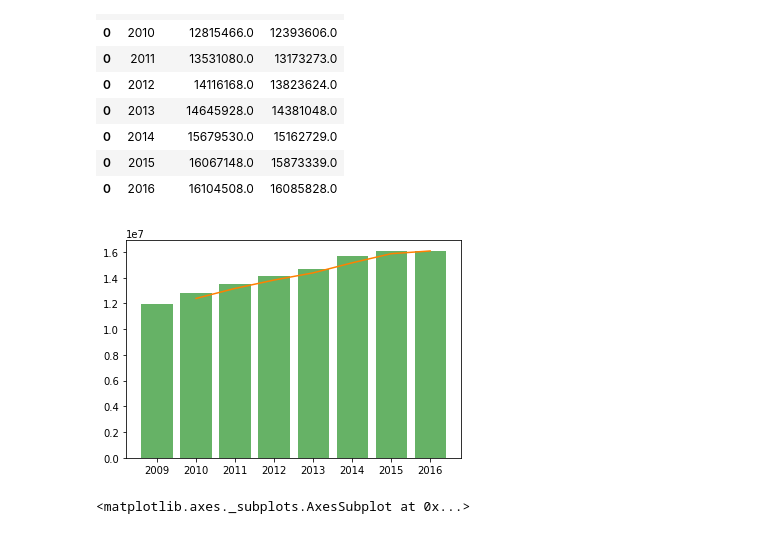
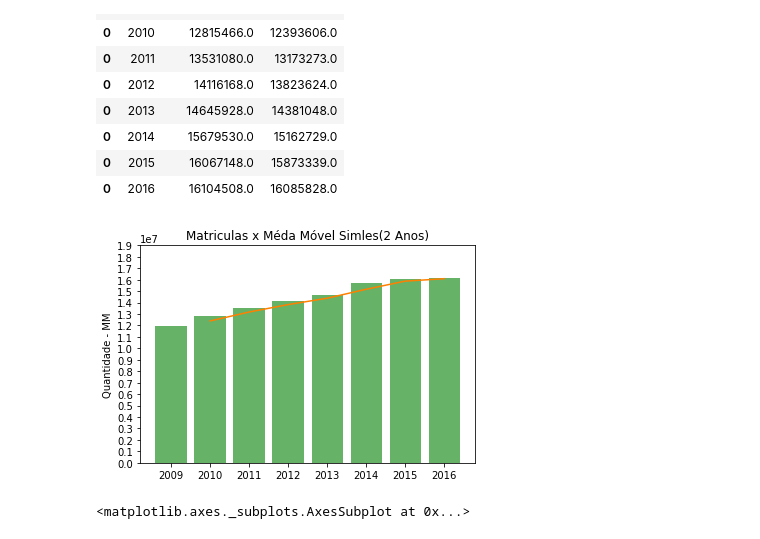
Before and after one commit to suemarsouza/Quero, a Jupyter notebook: EvolucaoMatriculas.ipynb, the cells around one changed output. Drawn from its saved outputs; the diff is of its cells as text; code cells hidden in the pictures.

```diff
--- a/EvolucaoMatriculas.ipynb
+++ b/EvolucaoMatriculas.ipynb
@@ -101,18 +103,22 @@ pd_hist
 # %%
 
 fig = plt.figure()
 ax = fig.gca()
 
 xs = pd_hist["year"]
 ys_bar  = pd_hist["sum_matricula"]
 ys_line = pd_hist["mms_2anos"]
 
 ax.bar(xs, ys_bar, color = 'g', alpha = 0.6)
 ax.plot(xs, ys_line, color = (1, 0.5, 0))
 
+plt.ylabel('Quantidade - MM')
+plt.title('Matriculas x Méda Móvel Simles(2 Anos)')
+plt.yticks(np.arange(0, 20000000, 1000000))
+
 plt.show()
 # %% [output]
-[figure, old version]
+[figure, new version]
 # %%
 pd_hist.set_index('year')[['sum_matricula', 'mms_2anos']].plot(figsize=(15, 4), title='Evolução de Matrículas', grid=True)
 # %% [output]
```
Also changed, not shown: parts of 9 cells of this notebook.
